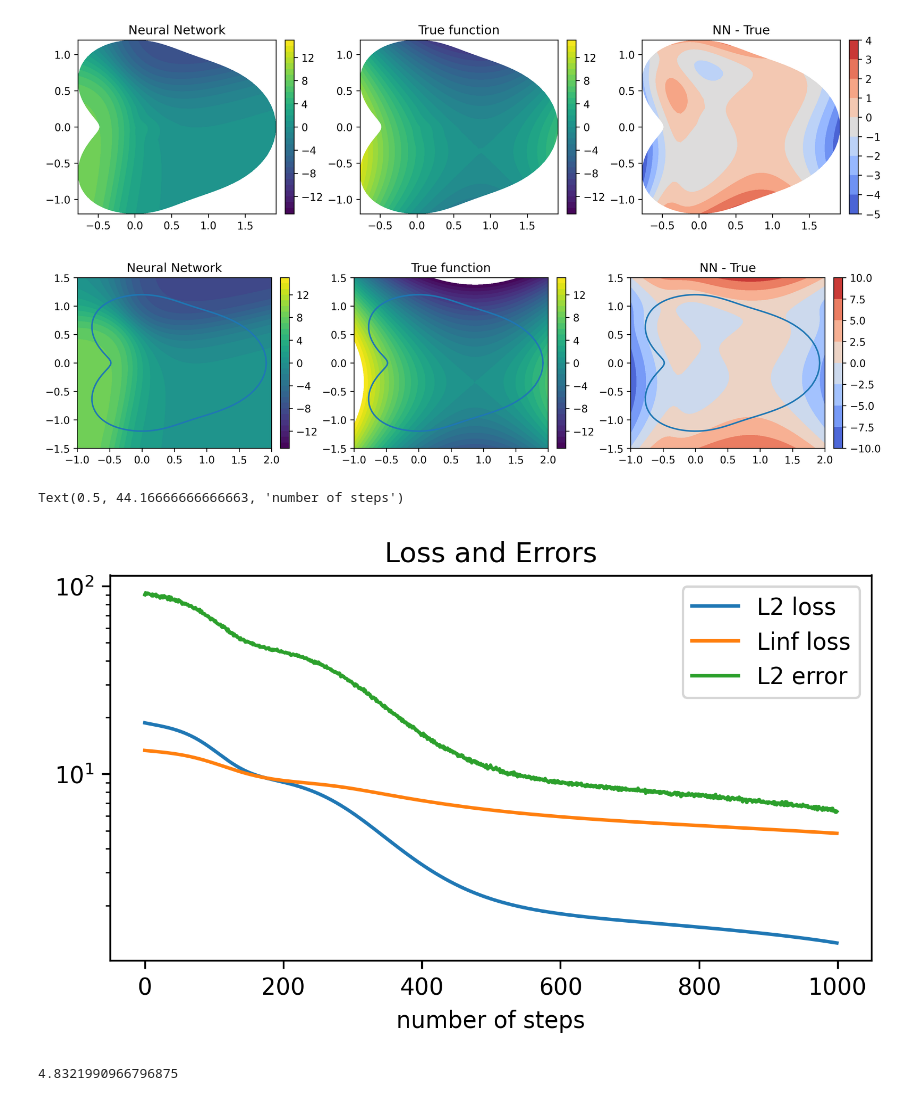
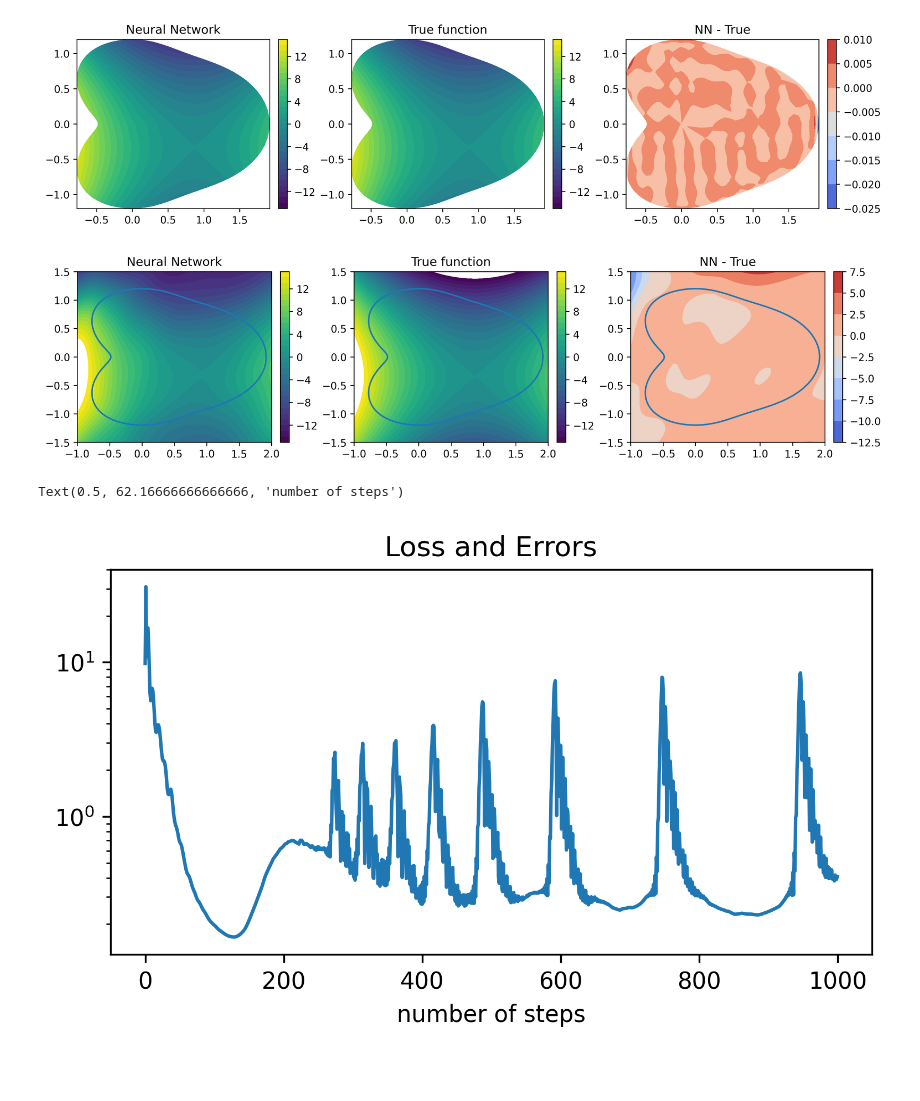
Before and after one commit to mskPark/DRLPDE, a Jupyter notebook: test_plot.ipynb, the cells around one changed output. Cells and saved outputs as stored; diff of their text form; code cells hidden in the pictures; blank space fills up the shorter version.

```diff
--- a/test_plot.ipynb
+++ b/test_plot.ipynb
@@ -33,7 +33,7 @@ problem = importlib.import_module(".example1", package='examples')
 input_dim = [problem.x_dim, problem.t_dim, problem.hyper_dim]
 output_dim = problem.output_dim
 
-test = 'Test1A'
+test = 'Test1A_wide'
 
 with open('experiments/' + test + '_parameters.pickle', 'rb') as f:
     parameters = pickle.load(f)
@@ -78,34 +78,34 @@ fig, ax = plt.subplots(nrows=1, ncols=3, figsize=[12, 4])
 plt.tight_layout(pad=5.0)
 
 ax[0].set_title('Neural Network')
 
 contour0 = ax[0].contourf( Xplot, Yplot, Y, levels=levels, cmap=plt.cm.viridis)
 colorbar0_param = fig.add_axes(
     [ax[0].get_position().x1 + 0.01,
      ax[0].get_position().y0,
      0.01,
      ax[0].get_position().height])
 colorbar0 = plt.colorbar(contour0, cax = colorbar0_param)
 
 ax[1].set_title('True function')
 contour1 = ax[1].contourf( Xplot, Yplot, Ytrue, levels=levels, cmap=plt.cm.viridis)
 colorbar1_param = fig.add_axes(
     [ax[1].get_position().x1 + 0.01,
      ax[1].get_position().y0,
      0.01,
      ax[1].get_position().height])
 colorbar1 = plt.colorbar(contour1, cax = colorbar1_param)
 
 ax[2].set_title('NN - True')
 contour2 = ax[2].contourf( Xplot, Yplot, Y - Ytrue, cmap=plt.cm.coolwarm)
 colorbar2_param = fig.add_axes(
     [ax[2].get_position().x1 + 0.01,
      ax[2].get_position().y0,
      0.01,
      ax[2].get_position().height])
 colorbar2 = plt.colorbar(contour2, cax = colorbar2_param)
 # %% [output]
-[figure, old version]
+[figure, new version]
 # %%
 # Test 1: Plot Contours in Rectangle
 
@@ -202,7 +202,7 @@ colorbar2_param = fig.add_axes(
      ax[2].get_position().height])
 colorbar2 = plt.colorbar(contour2, cax = colorbar2_param)
 # %% [output]
-[figure, old version]
+[figure, new version]
 # %%
 # Plot Test A: (Errors and Losses) vs Steps
 
@@ -217,19 +217,22 @@ mpl.rcParams['figure.dpi'] = 300
 #plt.rcParams['font.serif'] = ['Computer Modern']
 #plt.rcParams['font.size'] = 8
 
-test = 'Test1A'
+test = 'WideShallow_Bdry'
 
 with open('experiments/' + test + '_parameters.pickle', 'rb') as f:
     parameters = pickle.load(f)
 
-with open('experiments/'  + test + '_losserror.pickle', 'rb') as f:
-    loss_error = pickle.load(f)
+with open('experiments/'  + test + '_losses.pickle', 'rb') as f:
+    losses = pickle.load(f)
+
+with open('experiments/'  + test + '_errors.pickle', 'rb') as f:
+    errors = pickle.load(f)
 
 steps = range(int(parameters['trainingsteps']))
-L2loss = loss_error['loss']['L2 interior loss']
-Linfloss = loss_error['loss']['Linf interior loss']
-L2error = loss_error['errors']['L2 error']
-Linferror = loss_error['errors']['Linf error']
+L2loss = losses[:,:,0]
+Linfloss = losses[:,:,1]
+L2error = errors[:,:,0]
+Linferror = errors[:,:,1]
 
 fig, ax = plt.subplots(nrows=1, ncols=1, figsize=[6.4, 4])
 
@@ -237,19 +240,15 @@ plt.tight_layout(pad=5.0)
 
 ax.set_title('Loss and Errors')
 
-ax.semilogy(steps, L2loss)
-ax.semilogy(steps, Linfloss)
-ax.semilogy(steps, L2error)
-#ax.semilogy(steps, Linferror)
-ax.legend(['L2 loss', 'Linf loss', 'L2 error', 'Linf error'])
+ax.semilogy(steps, np.sqrt(L2loss[:,0]))
+#ax.semilogy(steps, np.sqrt(Linfloss[:,0]))
+#ax.semilogy(steps, L2error[:,0])
+#ax.semilogy(steps, Linferror[:,0])
+#ax.legend(['Interior L2 loss', 'Interior Linf loss', 'Interior L2 error', 'Interior Linf error'])
 ax.set_xlabel('number of steps')
 
 #ax[1].set_title('Comparing L2 loss and L2 error')
 #ax[1].semilogy(steps, np.abs( 5.1148*L2loss - L2error) )
 # %% [output]
-Text(0.5, 44.16666666666663, 'number of steps')
+Text(0.5, 62.16666666666666, 'number of steps')
-[figure, old version]
+[figure, new version]
-# %%
-min(Linfloss)
-# %% [output]
-4.8321990966796875
```
Also changed, not shown: parts of 1 cell of this notebook, 16 other files.
